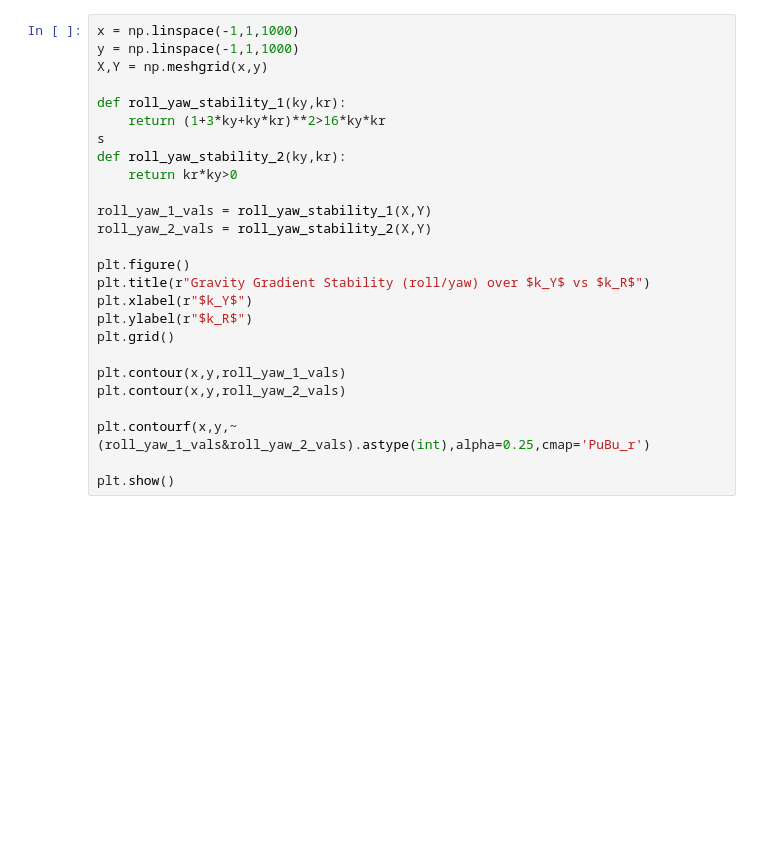
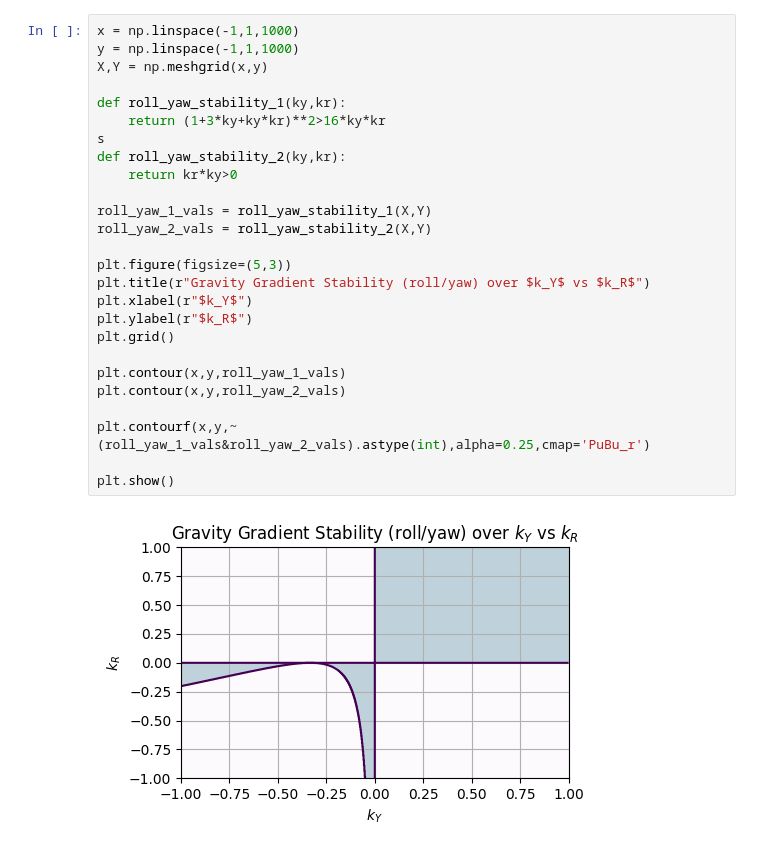
Before and after one commit to jjermstad24/Fall_2024_Classes, a Jupyter notebook: AERO_424/Homework_4.ipynb, the cells around one changed output. Saved outputs shown, nothing was run; the diff lists cells and outputs as text; blank space fills up the shorter version.

```diff
--- a/AERO_424/Homework_4.ipynb
+++ b/AERO_424/Homework_4.ipynb
@@ -281,27 +280,29 @@ $$
 # %%
 x = np.linspace(-1,1,1000)
 y = np.linspace(-1,1,1000)
 X,Y = np.meshgrid(x,y)
 
 def roll_yaw_stability_1(ky,kr):
     return (1+3*ky+ky*kr)**2>16*ky*kr
 s
 def roll_yaw_stability_2(ky,kr):
     return kr*ky>0
 
 roll_yaw_1_vals = roll_yaw_stability_1(X,Y)
 roll_yaw_2_vals = roll_yaw_stability_2(X,Y)
 
-plt.figure()
+plt.figure(figsize=(5,3))
 plt.title(r"Gravity Gradient Stability (roll/yaw) over $k_Y$ vs $k_R$")
 plt.xlabel(r"$k_Y$")
 plt.ylabel(r"$k_R$")
 plt.grid()
 
 plt.contour(x,y,roll_yaw_1_vals)
 plt.contour(x,y,roll_yaw_2_vals)
 
 plt.contourf(x,y,~(roll_yaw_1_vals&roll_yaw_2_vals).astype(int),alpha=0.25,cmap='PuBu_r')
 
 plt.show()
+# %% [output]
+[figure, added]
 # %% [markdown]
```
Also changed, not shown: parts of 13 cells of this notebook, 17 other files.
